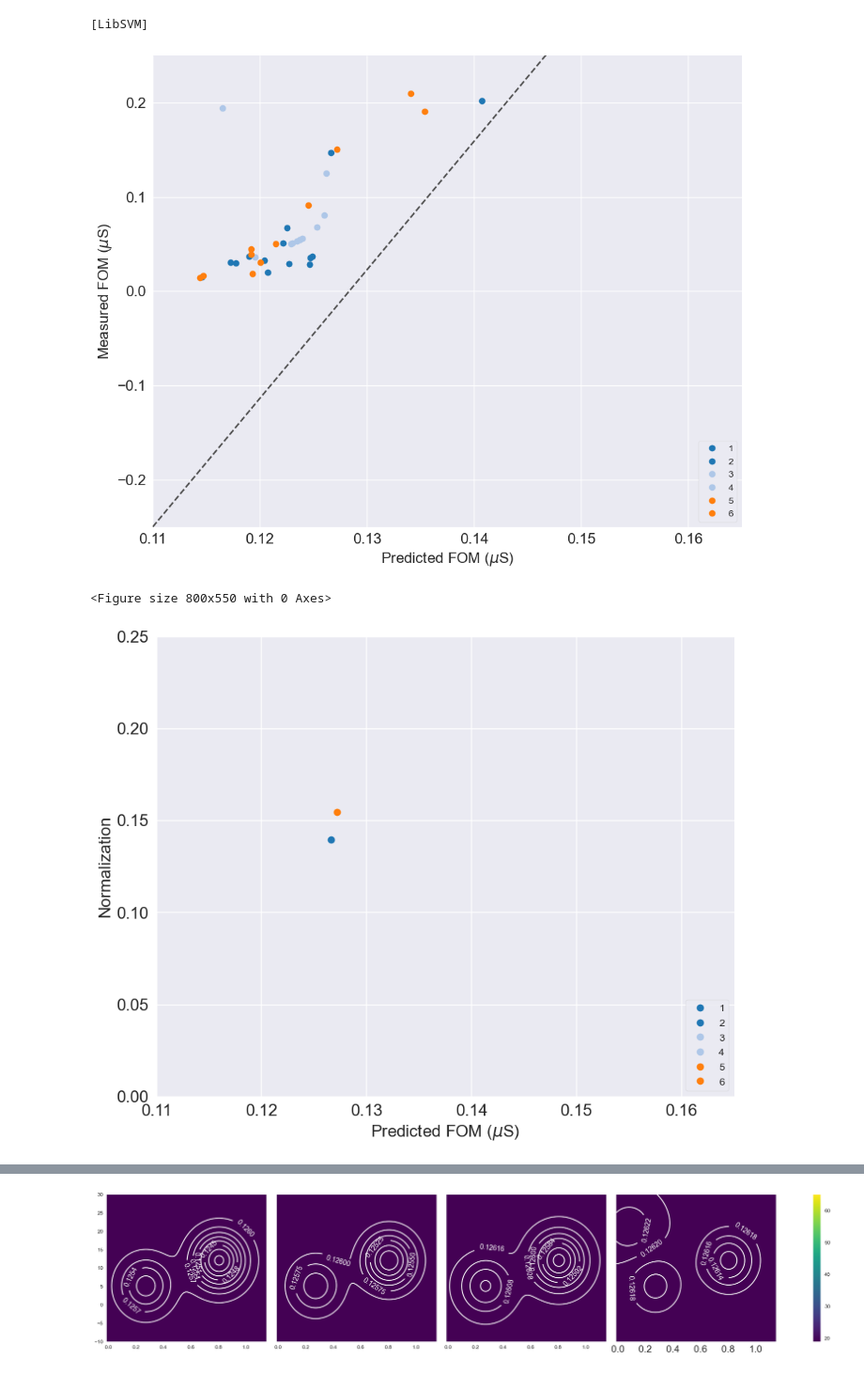
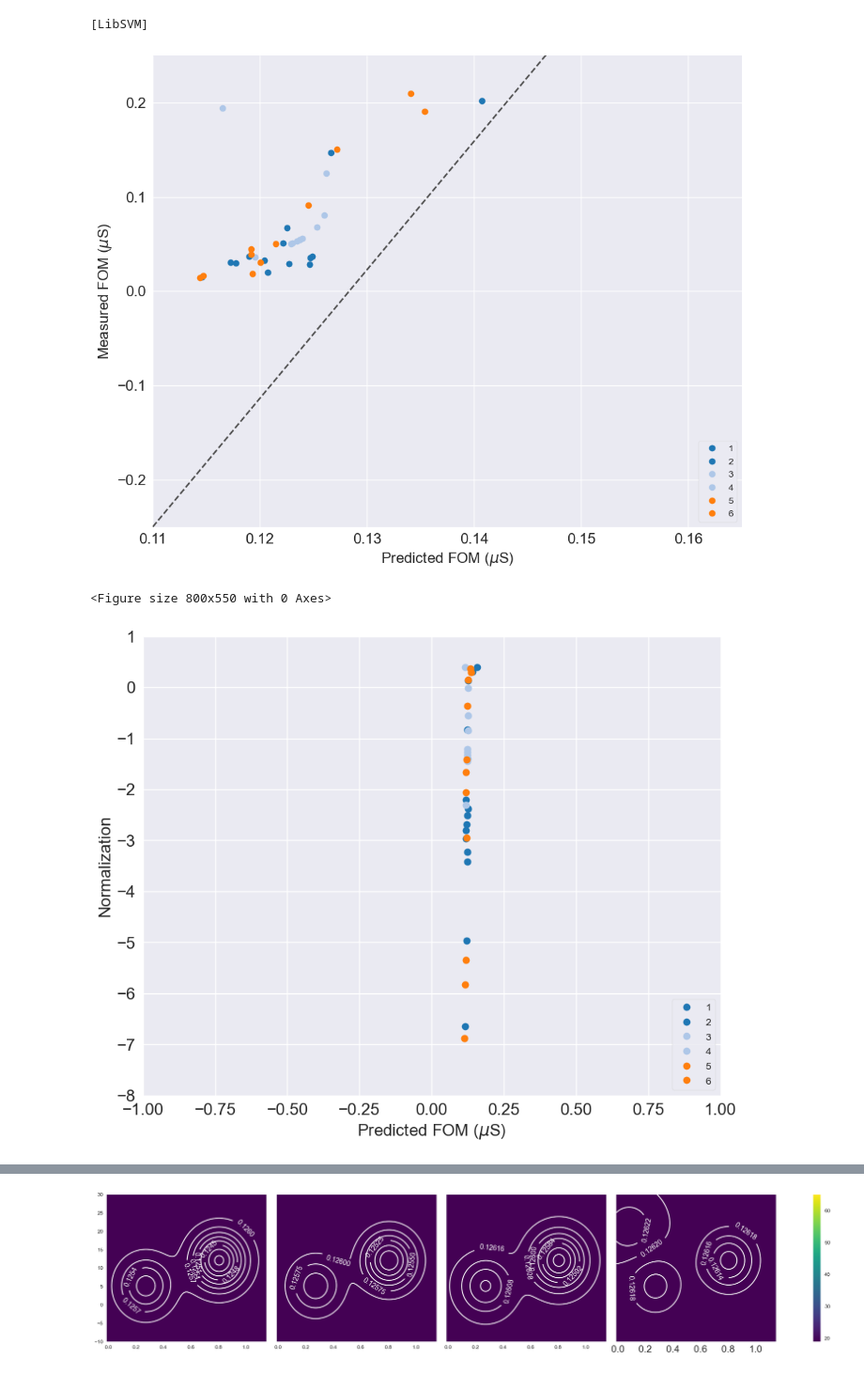
Before and after one commit to yahriels/MEMS-23, a Jupyter notebook: Machine Learning/Data Group 1/MEMS DESIGN Paper.ipynb, the cells around one changed output, grey strips where cells are left out. Shown at 94% size. Drawn from its saved outputs; the diff is of its cells as text; code cells hidden in the pictures.

```diff
--- a/Machine Learning/Data Group 1/MEMS DESIGN Paper.ipynb
+++ b/Machine Learning/Data Group 1/MEMS DESIGN Paper.ipynb
@@ -386,36 +375,36 @@ plt.style.use('seaborn')                 # Best style for this plot
 plt.tight_layout()                       # finally, show the plot,
 plt.show()                               # tight means push plot to edges of the window
 
 #  this is to make plot of Normalized measured-predicted vs. measured
 plt.figure(3)
 fig, ax1 = plt.subplots(1, 1,
                         clear=True,
                         num='Predicted vs measured FoM',   # sets the label at the top of the window
                         figsize=(10, 8))   #
 df['min'] = (df.GF-df.FoM_pred_svm)/df.GF
 for label, data in df.groupby('Set'):   # loop through to catch each experimental condition
     plt.plot('FoM_pred_svm', 'min', 'o',
              color=data['color'].iloc[0],
              data=data,                   # refers back to reference to dataframe
              label=label)
 plt.legend(loc='lower right', frameon=True)
-plt.xlim(.11,.165)
-plt.ylim(0,0.25)
+plt.xlim(-1,1)
+plt.ylim(-8,1)
 plt.xticks(fontsize=16)
 plt.yticks(fontsize=16)
 font = {'size': 16}
 ax1.set_ylabel('Normalization', font)
 ax1.set_xlabel(r'Predicted FOM ($\mu$S)', font)
 
 plt.style.use('ggplot')
 plt.style.use('seaborn')
 
 #plt.tight_layout()                       # finally, show the plot,
 plt.show()                               # tight means push plot to edges of the window
 # %% [output]
 [figure]
 <Figure size 800x550 with 0 Axes>
-[figure, old version]
+[figure, new version]
 # %%
 #Size of the plot grid
 u_len = 5    # 4 columns, one each of the 4 temperature levels
```
Also changed, not shown: parts of 7 cells of this notebook, 1 other file.
